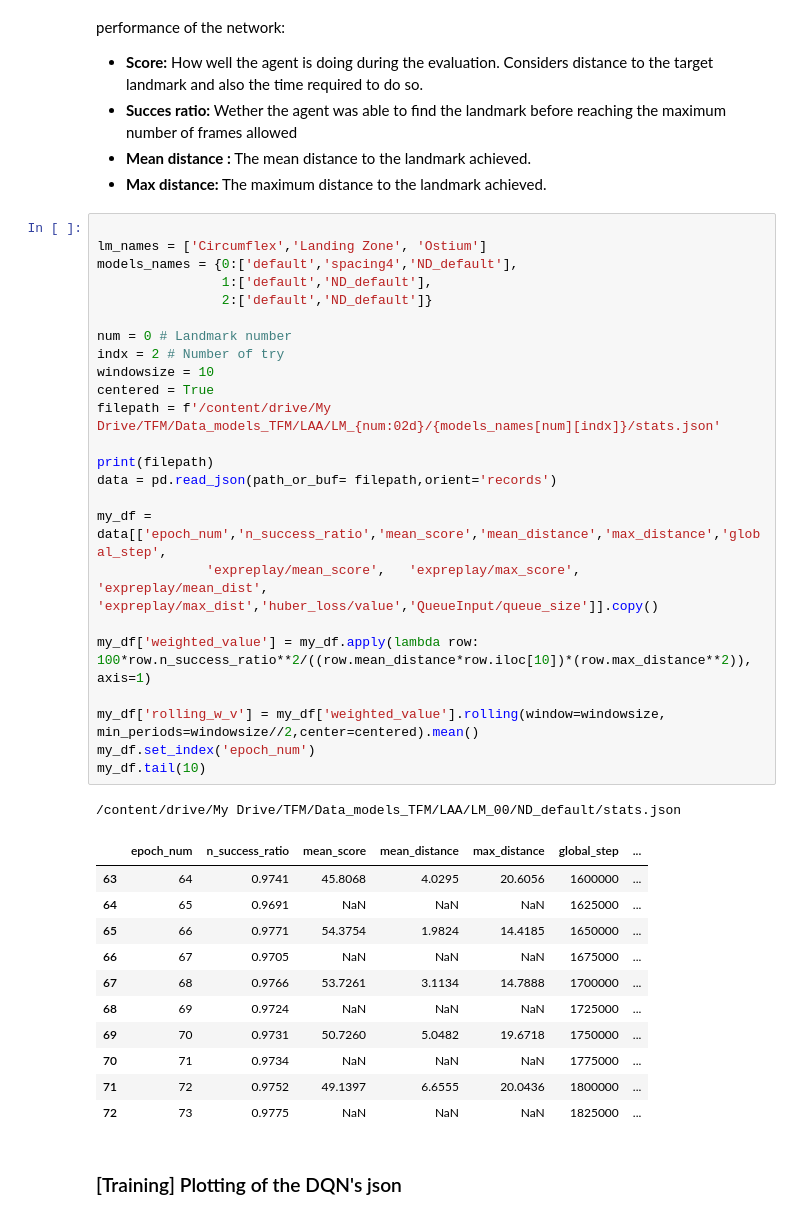
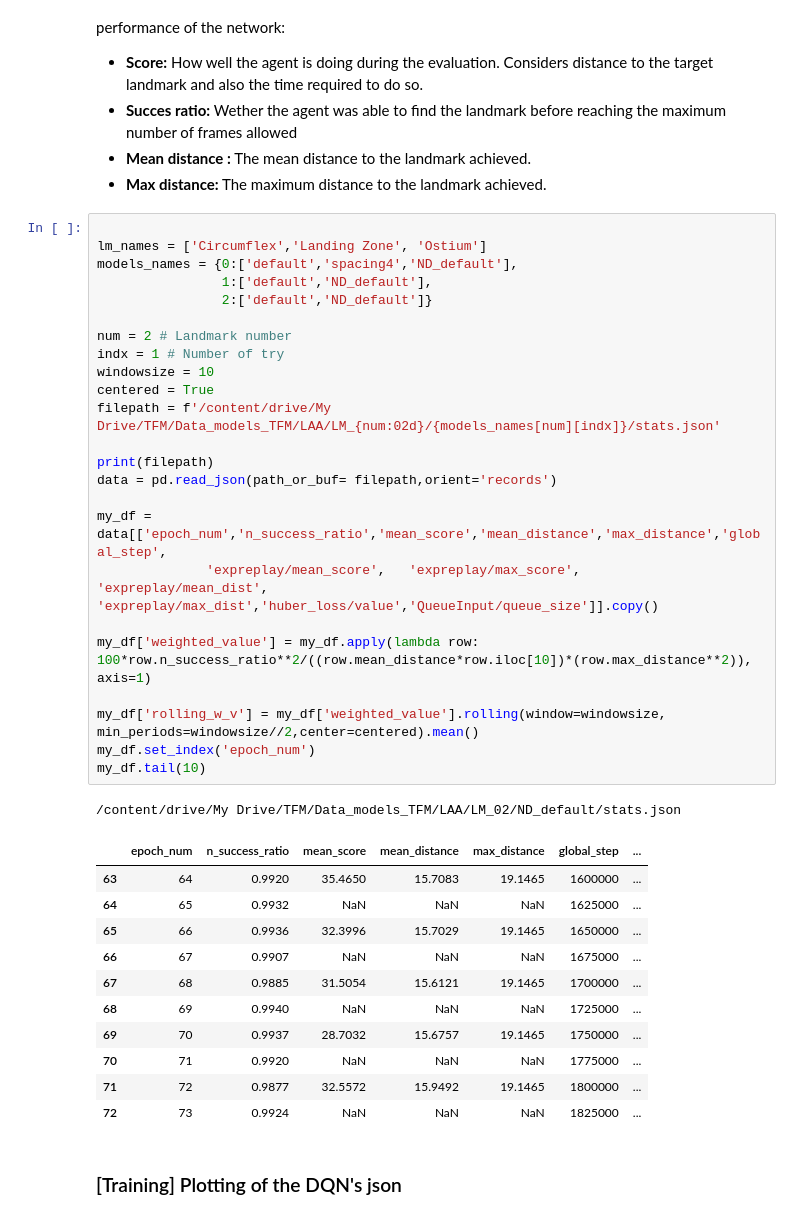
Before and after one commit to marcos-mc/RL_landmark_detection_for_cardiac_applications, a Jupyter notebook: Evaluation/LAA/LAA_Eval_model.ipynb, the cells around one changed output. Drawn from its saved outputs; the diff is of its cells as text.

```diff
--- a/Evaluation/LAA/LAA_Eval_model.ipynb
+++ b/Evaluation/LAA/LAA_Eval_model.ipynb
@@ -82,40 +86,40 @@ Display the current state of the networks. Info is extracted from the stat.json
 # %%
 
 lm_names = ['Circumflex','Landing Zone', 'Ostium']
 models_names = {0:['default','spacing4','ND_default'],
                 1:['default','ND_default'],
                 2:['default','ND_default']}
 
-num = 0 # Landmark number
-indx = 2 # Number of try
+num = 2 # Landmark number
+indx = 1 # Number of try
 windowsize = 10
 centered = True
 filepath = f'/content/drive/My Drive/TFM/Data_models_TFM/LAA/LM_{num:02d}/{models_names[num][indx]}/stats.json'
 
 print(filepath)
 data = pd.read_json(path_or_buf= filepath,orient='records')
 
 my_df = data[['epoch_num','n_success_ratio','mean_score','mean_distance','max_distance','global_step',
               'expreplay/mean_score',	'expreplay/max_score',	'expreplay/mean_dist',	'expreplay/max_dist','huber_loss/value','QueueInput/queue_size']].copy()
 
 my_df['weighted_value'] = my_df.apply(lambda row: 100*row.n_success_ratio**2/((row.mean_distance*row.iloc[10])*(row.max_distance**2)), axis=1)
 
 my_df['rolling_w_v'] = my_df['weighted_value'].rolling(window=windowsize, min_periods=windowsize//2,center=centered).mean()
 my_df.set_index('epoch_num')
 my_df.tail(10)
 # %% [output]
-/content/drive/My Drive/TFM/Data_models_TFM/LAA/LM_00/ND_default/stats.json
+/content/drive/My Drive/TFM/Data_models_TFM/LAA/LM_02/ND_default/stats.json
 |  | epoch_num | n_success_ratio | mean_score | mean_distance | max_distance | global_step | ... |
-| 63 | 64 | 0.9741 | 45.8068 | 4.0295 | 20.6056 | 1600000 | ... |
-| 64 | 65 | 0.9691 | NaN | NaN | NaN | 1625000 | ... |
-| 65 | 66 | 0.9771 | 54.3754 | 1.9824 | 14.4185 | 1650000 | ... |
-| 66 | 67 | 0.9705 | NaN | NaN | NaN | 1675000 | ... |
-| 67 | 68 | 0.9766 | 53.7261 | 3.1134 | 14.7888 | 1700000 | ... |
-| 68 | 69 | 0.9724 | NaN | NaN | NaN | 1725000 | ... |
-| 69 | 70 | 0.9731 | 50.7260 | 5.0482 | 19.6718 | 1750000 | ... |
-| 70 | 71 | 0.9734 | NaN | NaN | NaN | 1775000 | ... |
-| 71 | 72 | 0.9752 | 49.1397 | 6.6555 | 20.0436 | 1800000 | ... |
-| 72 | 73 | 0.9775 | NaN | NaN | NaN | 1825000 | ... |
+| 63 | 64 | 0.9920 | 35.4650 | 15.7083 | 19.1465 | 1600000 | ... |
+| 64 | 65 | 0.9932 | NaN | NaN | NaN | 1625000 | ... |
+| 65 | 66 | 0.9936 | 32.3996 | 15.7029 | 19.1465 | 1650000 | ... |
+| 66 | 67 | 0.9907 | NaN | NaN | NaN | 1675000 | ... |
+| 67 | 68 | 0.9885 | 31.5054 | 15.6121 | 19.1465 | 1700000 | ... |
+| 68 | 69 | 0.9940 | NaN | NaN | NaN | 1725000 | ... |
+| 69 | 70 | 0.9937 | 28.7032 | 15.6757 | 19.1465 | 1750000 | ... |
+| 70 | 71 | 0.9920 | NaN | NaN | NaN | 1775000 | ... |
+| 71 | 72 | 0.9877 | 32.5572 | 15.9492 | 19.1465 | 1800000 | ... |
+| 72 | 73 | 0.9924 | NaN | NaN | NaN | 1825000 | ... |
 # %% [markdown]
 ### [Training] Plotting of the DQN's json
 # %%
```
Also changed, not shown: parts of 7 cells of this notebook.
